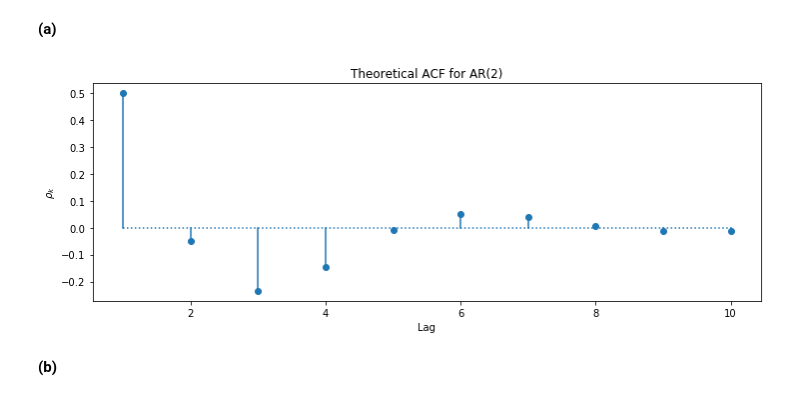
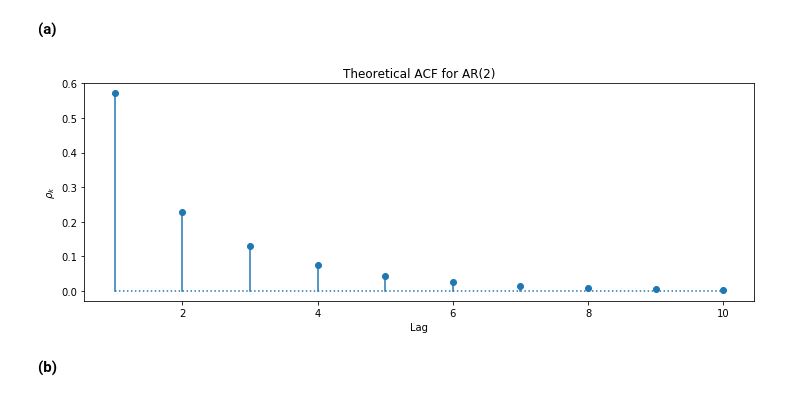
Before and after one commit to telmo-correa/time-series-analysis, a Jupyter notebook: Python/Chapter 06 (Ex 21 - 30) - Model Specification.ipynb, the cells around one changed output. Cells and saved outputs as stored; diff of their text form; code cells hidden in the pictures.

```diff
--- a/Python/Chapter 06 (Ex 21 - 30) - Model Specification.ipynb
+++ b/Python/Chapter 06 (Ex 21 - 30) - Model Specification.ipynb
@@ -501,16 +496,15 @@ While the series is noisy, all values fall within 2 standard deviations from the
 np.random.seed(0)
 
 n = 72
-ar2 = np.array([1, -0.7, 0.4])
-ma0 = np.array([1])
-Y = ArmaProcess(ar2, ma0).generate_sample(nsample=n)
+phi = [0.7, -0.4]
+Y = generate_arima(phi=phi, n=n)
 # %% [markdown]
 **(a)**
 # %%
-t = ArmaProcess(ar=ar2).acf(lags=11)[1:]
+t = ArmaProcess(ar=phi).acf(lags=11)[1:]
 plot_acf(t, title='Theoretical ACF for AR(2)')
 # %% [output]
-[figure, old version]
+[figure, new version]
 # %% [markdown]
 **(b)**
 # %%
```
Also changed, not shown: parts of 31 cells of this notebook.
